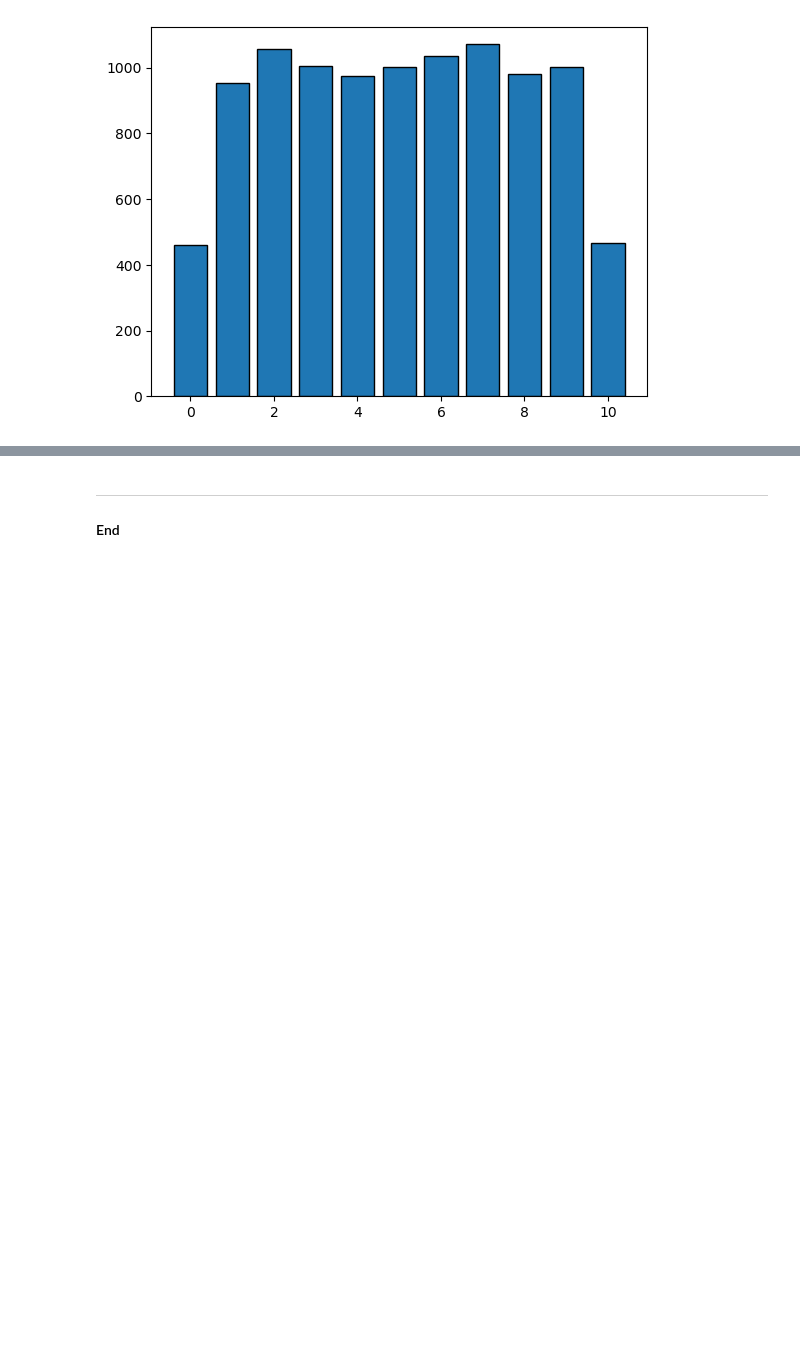
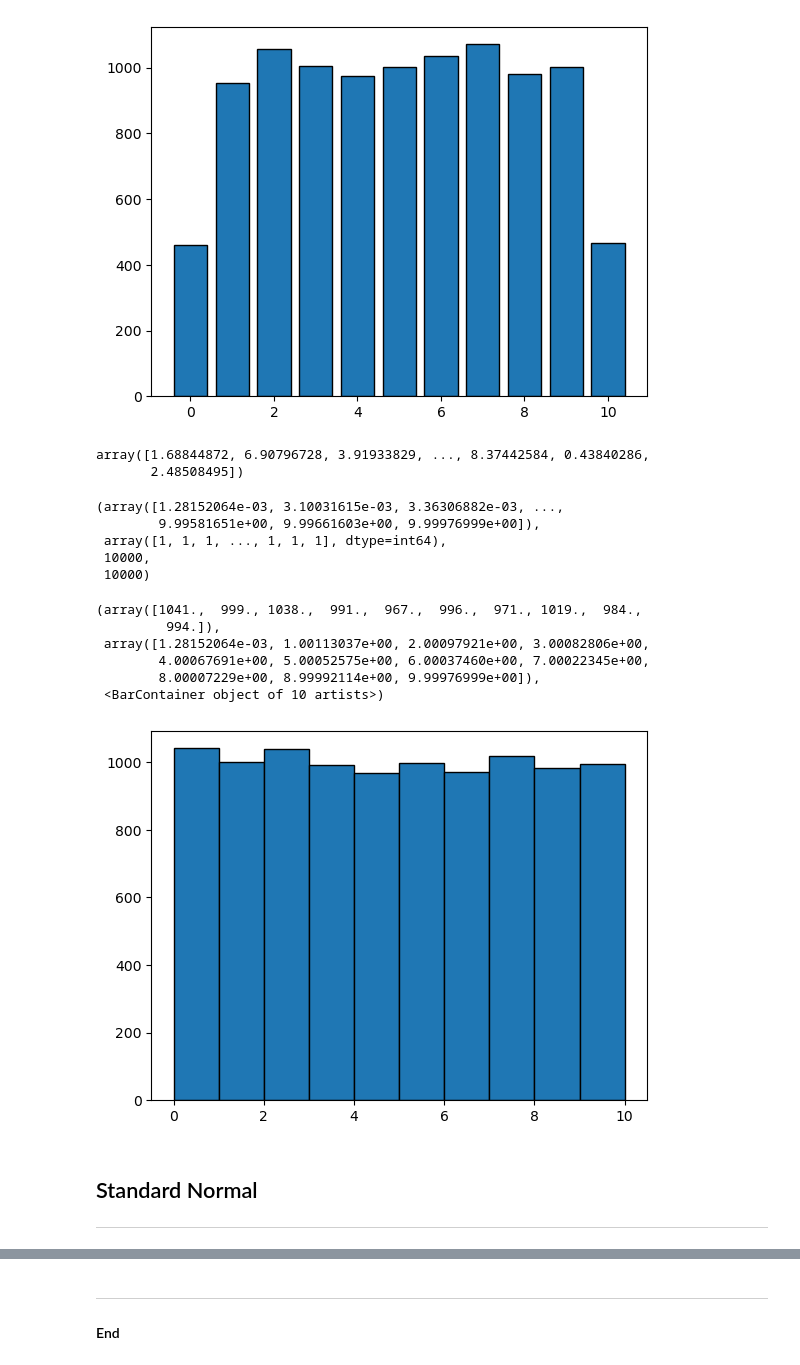
Before and after one commit to AndreHoarau/principles-of-data-analytics-project, a Jupyter notebook: random.ipynb, the cells around one changed output, grey strips where cells are left out. Drawn from its saved outputs; the diff is of its cells as text; code cells hidden in the pictures; blank space fills up the shorter version.

```diff
--- a/random.ipynb
+++ b/random.ipynb
@@ -174,3 +174,37 @@ plt.bar(values,counts, edgecolor= 'black')
 # %% [output]
 <BarContainer object of 11 artists>
 [figure]
+# %%
+# Generate 10000 floats uniformly distrubted over the range [0,10).]
+x = rng.uniform(low= 0.0 , high=10.0, size =10000)
+# show.
+x
+# %% [output]
+array([1.68844872, 6.90796728, 3.91933829, ..., 8.37442584, 0.43840286,
+       2.48508495])
+# %%
+# Get the counts.
+values,  counts = np.unique(x, return_counts= True)
+
+# Show.
+values, counts ,values.size, counts.size
+# %% [output]
+(array([1.28152064e-03, 3.10031615e-03, 3.36306882e-03, ...,
+        9.99581651e+00, 9.99661603e+00, 9.99976999e+00]),
+ array([1, 1, 1, ..., 1, 1, 1], dtype=int64),
+ 10000,
+ 10000)
+# %%
+# Plot histogram
+plt.hist(x, edgecolor= 'black')
+# %% [output]
+(array([1041.,  999., 1038.,  991.,  967.,  996.,  971., 1019.,  984.,
+         994.]),
+ array([1.28152064e-03, 1.00113037e+00, 2.00097921e+00, 3.00082806e+00,
+        4.00067691e+00, 5.00052575e+00, 6.00037460e+00, 7.00022345e+00,
+        8.00007229e+00, 8.99992114e+00, 9.99976999e+00]),
+ <BarContainer object of 10 artists>)
+[figure, added]
+# %% [markdown]
+## Standard Normal
+***
```
Also changed, not shown: parts of 2 cells of this notebook.
